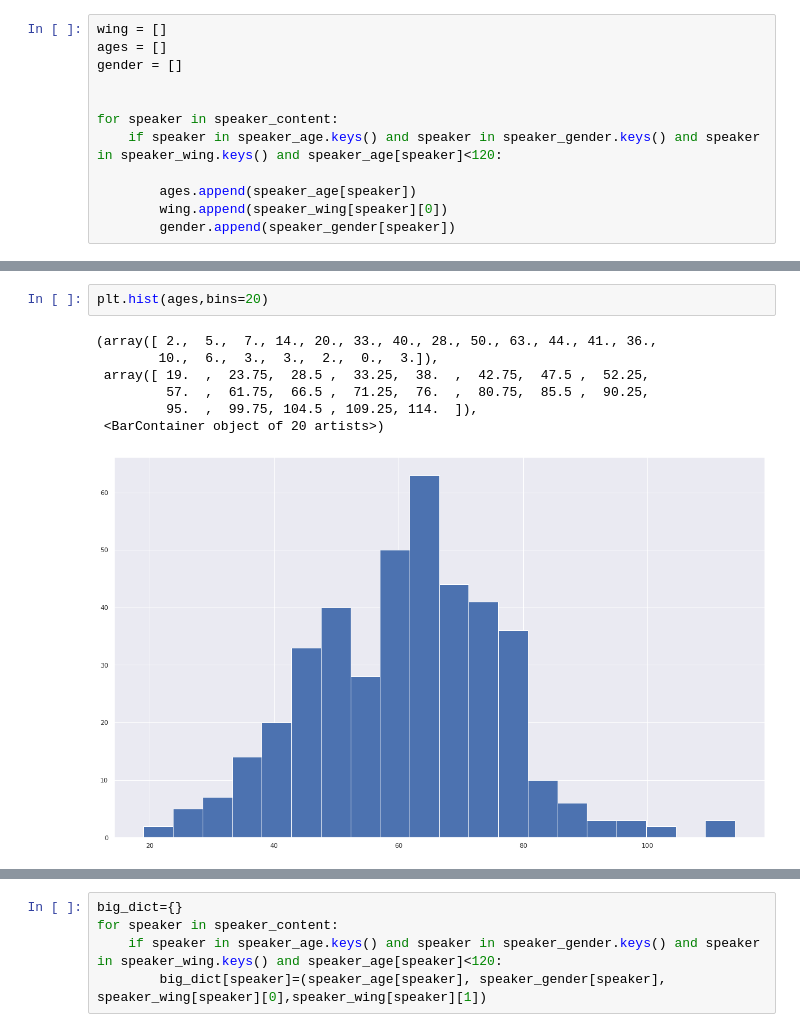
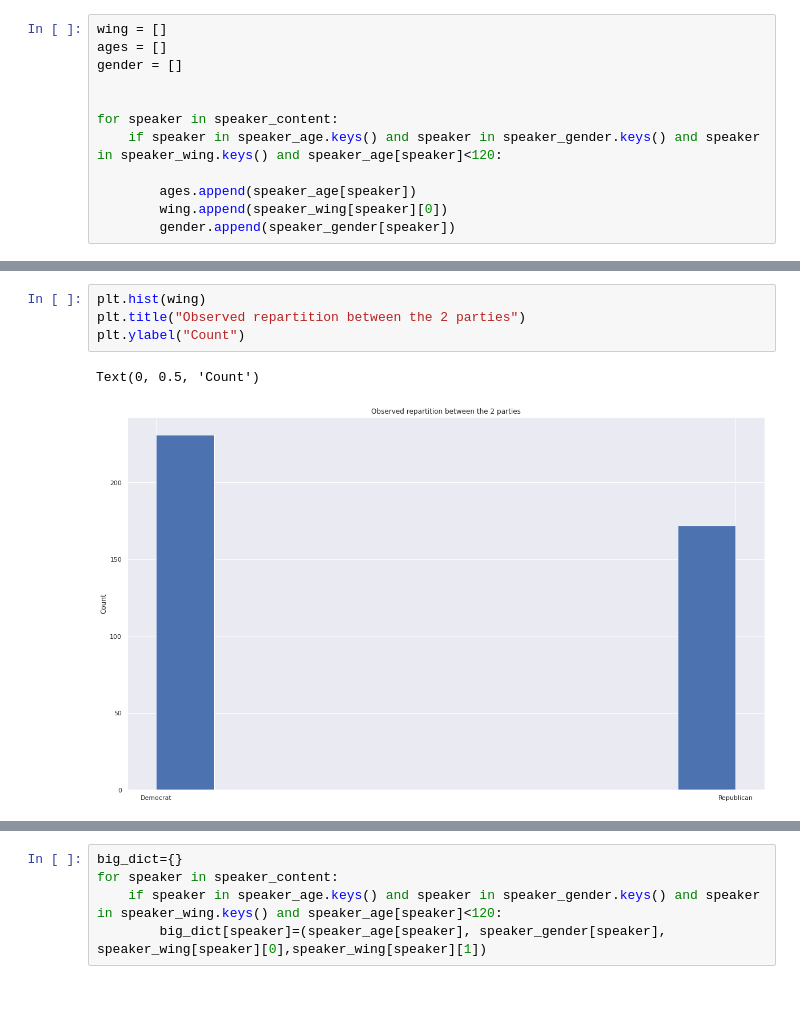
Before and after one commit to epfl-ada/ada-2021-project-adada-sur-mon-bidet, a Jupyter notebook: wikipedia.ipynb, the cells around one changed output, grey strips where cells are left out. Saved outputs shown, nothing was run; the diff lists cells and outputs as text; blank space fills up the shorter version.

```diff
--- a/wikipedia.ipynb
+++ b/wikipedia.ipynb
@@ -374,10 +347,7 @@ plt.hist(wing)
-# %%
-plt.hist(ages,bins=20)
-# %% [output]
-(array([ 2.,  5.,  7., 14., 20., 33., 40., 28., 50., 63., 44., 41., 36.,
-        10.,  6.,  3.,  3.,  2.,  0.,  3.]),
- array([ 19.  ,  23.75,  28.5 ,  33.25,  38.  ,  42.75,  47.5 ,  52.25,
-         57.  ,  61.75,  66.5 ,  71.25,  76.  ,  80.75,  85.5 ,  90.25,
-         95.  ,  99.75, 104.5 , 109.25, 114.  ]),
- <BarContainer object of 20 artists>)
-[figure, removed]
+# %%
+plt.hist(wing)
+plt.title("Observed repartition between the 2 parties")
+plt.ylabel("Count")
+# %% [output]
+Text(0, 0.5, 'Count')
+[figure, added]
```
Also changed, not shown: parts of 38 cells of this notebook, 3 other files.
